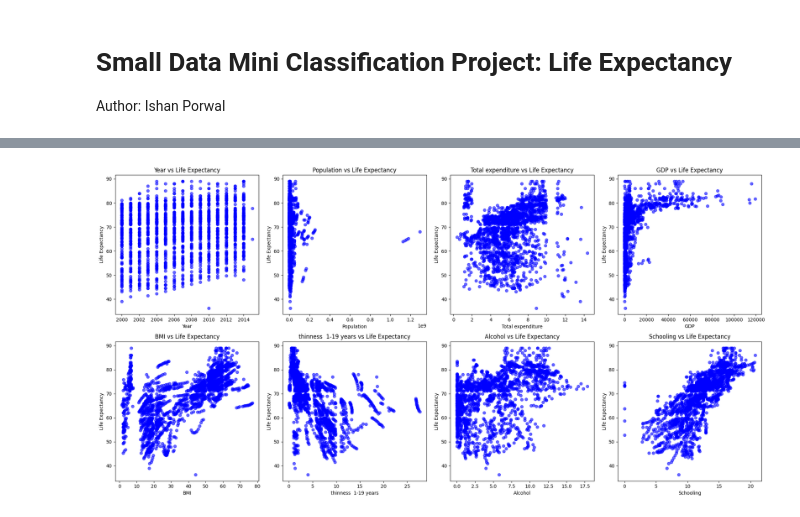
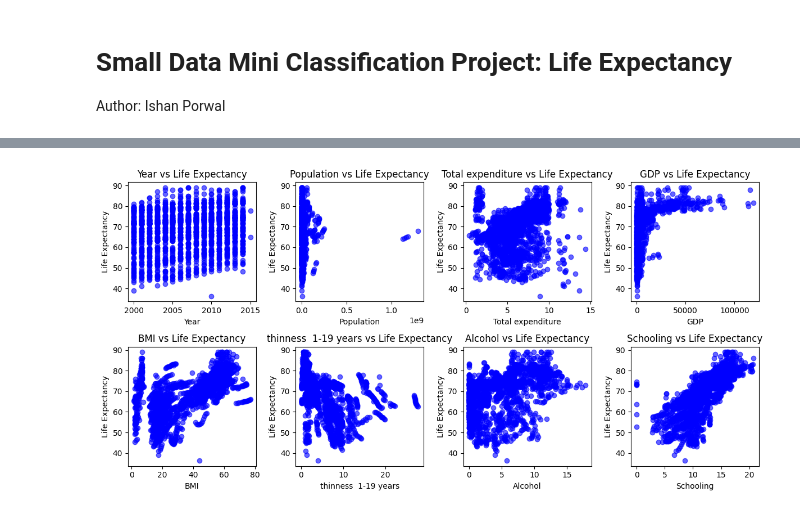
Before and after one commit to ishanporwal/life_expectancy, a Jupyter notebook: report.ipynb, the cells around one changed output, grey strips where cells are left out. Saved outputs shown, nothing was run; the diff lists cells and outputs as text; code cells hidden in the pictures.

```diff
--- a/report.ipynb
+++ b/report.ipynb
@@ -59,23 +59,27 @@ Name: Life expectancy, dtype: float64
 # %%
+# cleaning up data
+df = df.dropna()
+df = pd.get_dummies(df, columns=["Status"], drop_first=True)
+
 # make subplots relating factors and life expectancy
 factors = ['Year', 'Population', 'Total expenditure', 'GDP', 'BMI', 'thinness  1-19 years', 'Alcohol', 'Schooling']
 
 # Create subplots: 4 rows, 4 columns
-fig, axes = plt.subplots(nrows=2, ncols=4, figsize=(20, 10))
+fig, axes = plt.subplots(nrows=2, ncols=4, figsize=(12, 6))
 axes = axes.flatten()
 
 # Plot each factor
 for i, factor in enumerate(factors):
     axes[i].scatter(df[factor], df['Life expectancy'], color='blue', alpha=0.6)
     axes[i].set_title(f'{factor} vs Life Expectancy')
     axes[i].set_xlabel(factor)
     axes[i].set_ylabel('Life Expectancy')
 
 # Hide any unused subplots (if there are any)
 for j in range(len(factors), len(axes)):
     fig.delaxes(axes[j])
 
 plt.tight_layout()
 plt.show()
 # %% [output]
-[figure, old version]
+[figure, new version]
```
Also changed, not shown: parts of 24 cells of this notebook.
